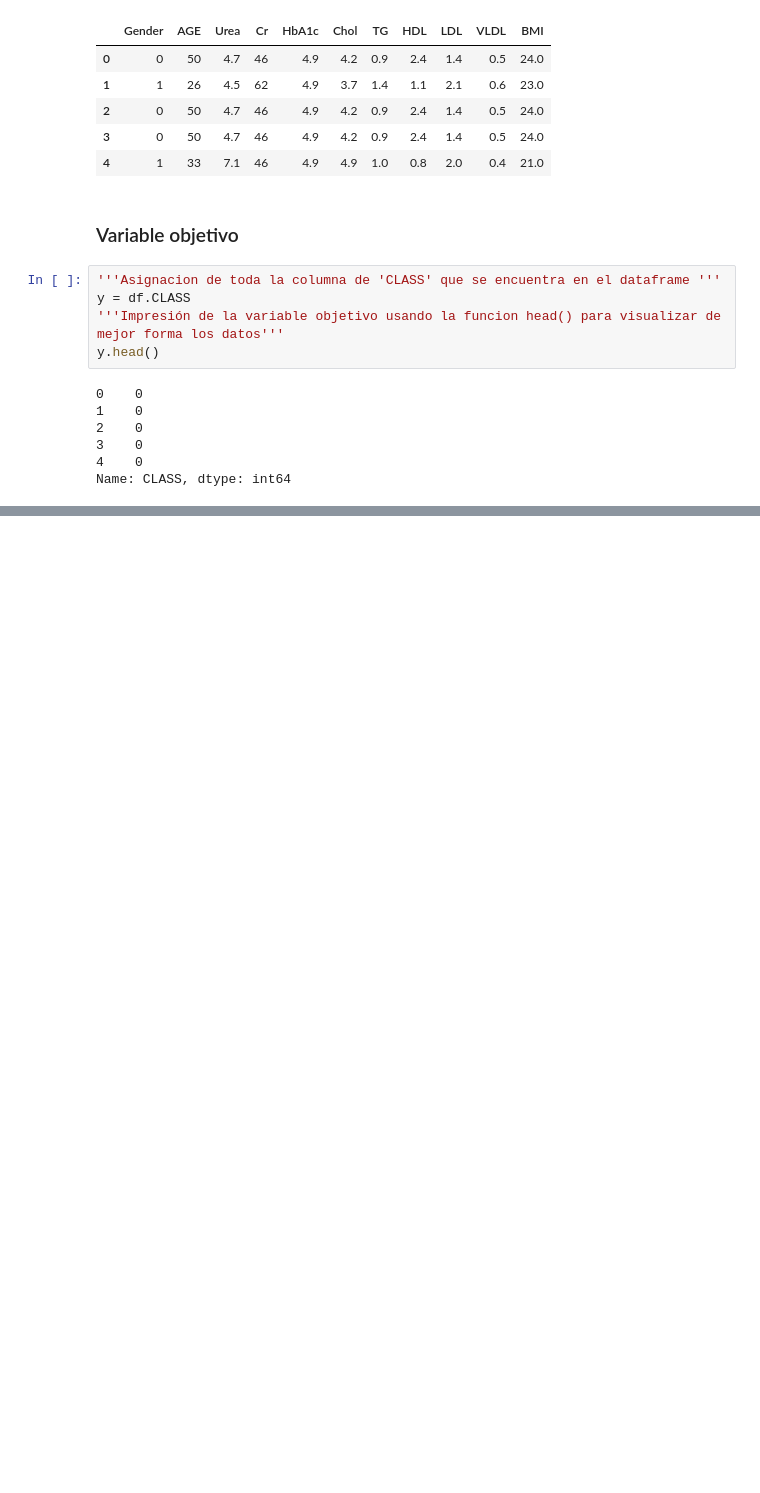
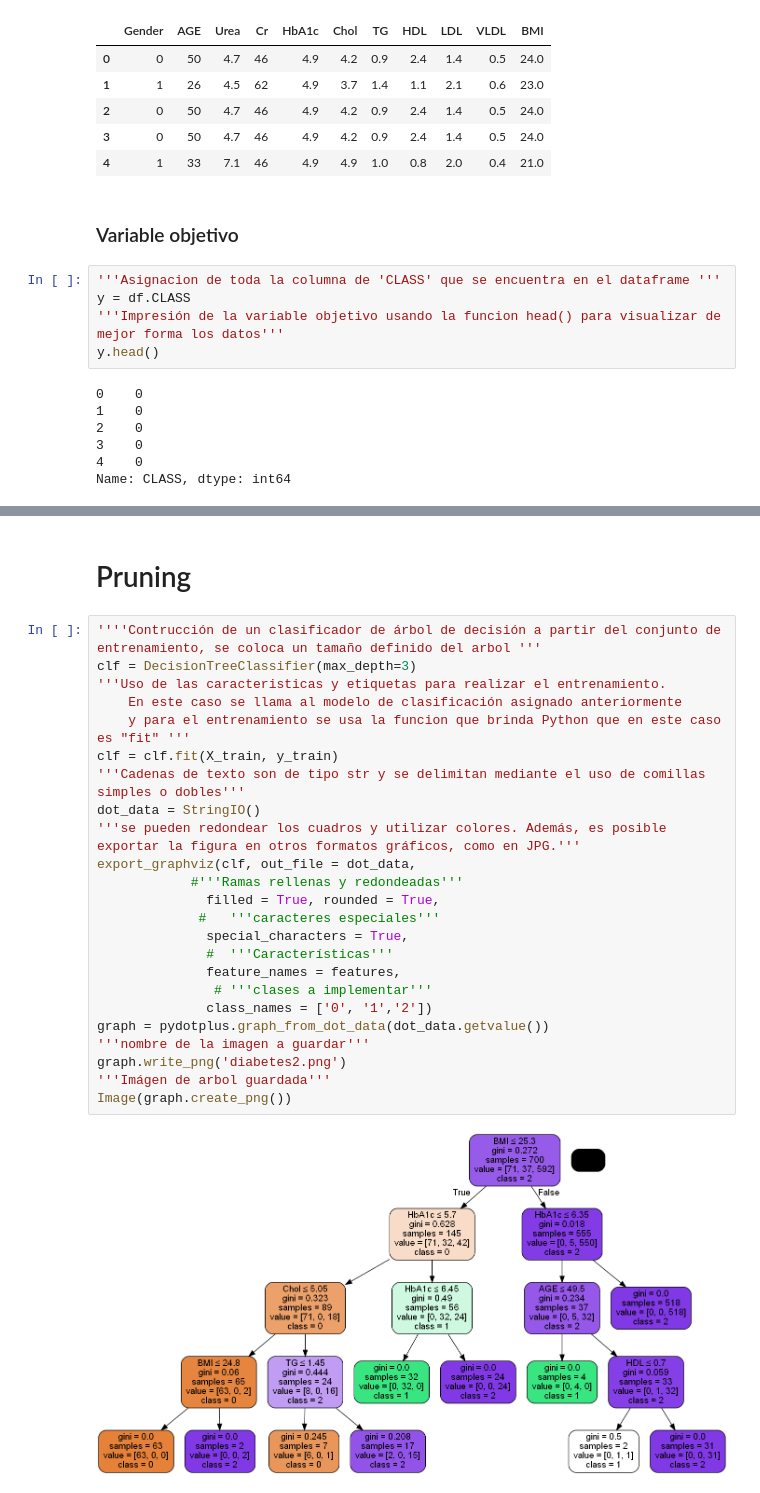
Before and after one commit to leslypisco/Arbol_Decision, a Jupyter notebook: Arbol-U2-Lab1.ipynb, the cells around one changed output, grey strips where cells are left out. Saved outputs shown, nothing was run; the diff lists cells and outputs as text; blank space fills up the shorter version.

```diff
--- a/Arbol-U2-Lab1.ipynb
+++ b/Arbol-U2-Lab1.ipynb
@@ -273,0 +241,28 @@ Image(graph.create_png())
+# %% [markdown]
+# Pruning
+# %%
+''''Contrucción de un clasificador de árbol de decisión a partir del conjunto de entrenamiento, se coloca un tamaño definido del arbol '''
+clf = DecisionTreeClassifier(max_depth=3)
+'''Uso de las caracteristicas y etiquetas para realizar el entrenamiento.
+    En este caso se llama al modelo de clasificación asignado anteriormente
+    y para el entrenamiento se usa la funcion que brinda Python que en este caso es "fit" '''
+clf = clf.fit(X_train, y_train)
+'''Cadenas de texto son de tipo str y se delimitan mediante el uso de comillas simples o dobles'''
+dot_data = StringIO()
+'''se pueden redondear los cuadros y utilizar colores. Además, es posible exportar la figura en otros formatos gráficos, como en JPG.'''
+export_graphviz(clf, out_file = dot_data,
+            #'''Ramas rellenas y redondeadas'''
+              filled = True, rounded = True,
+             #   '''caracteres especiales'''
+              special_characters = True,
+              #  '''Características'''
+              feature_names = features,
+               # '''clases a implementar'''
+              class_names = ['0', '1','2'])
+graph = pydotplus.graph_from_dot_data(dot_data.getvalue())
+'''nombre de la imagen a guardar'''
+graph.write_png('diabetes2.png')
+'''Imágen de arbol guardada'''
+Image(graph.create_png())
+# %% [output]
+[figure, added]
```
Also changed, not shown: parts of 29 cells of this notebook.
